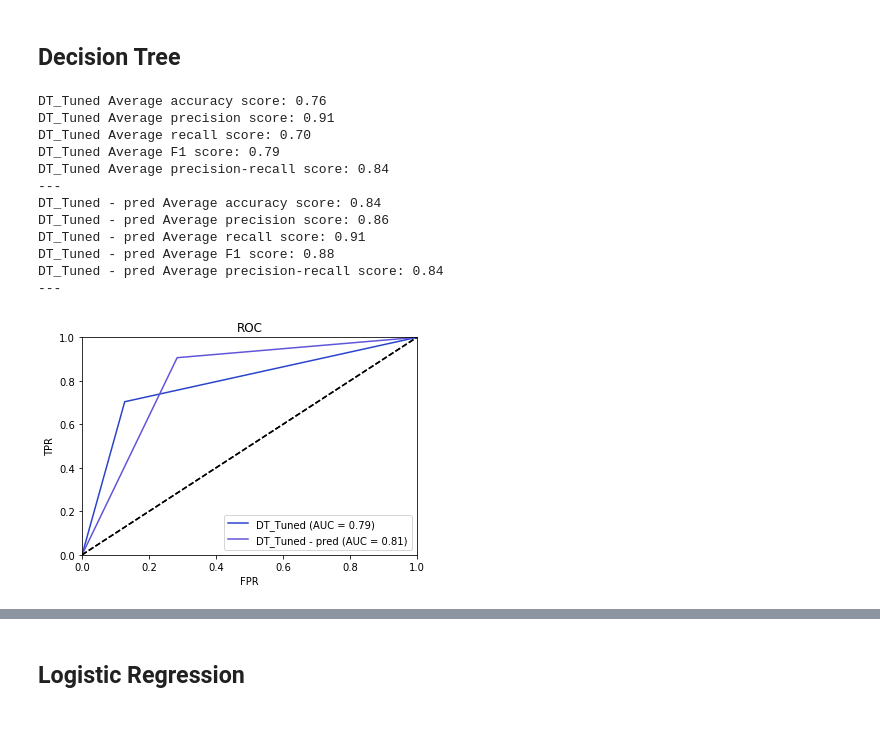
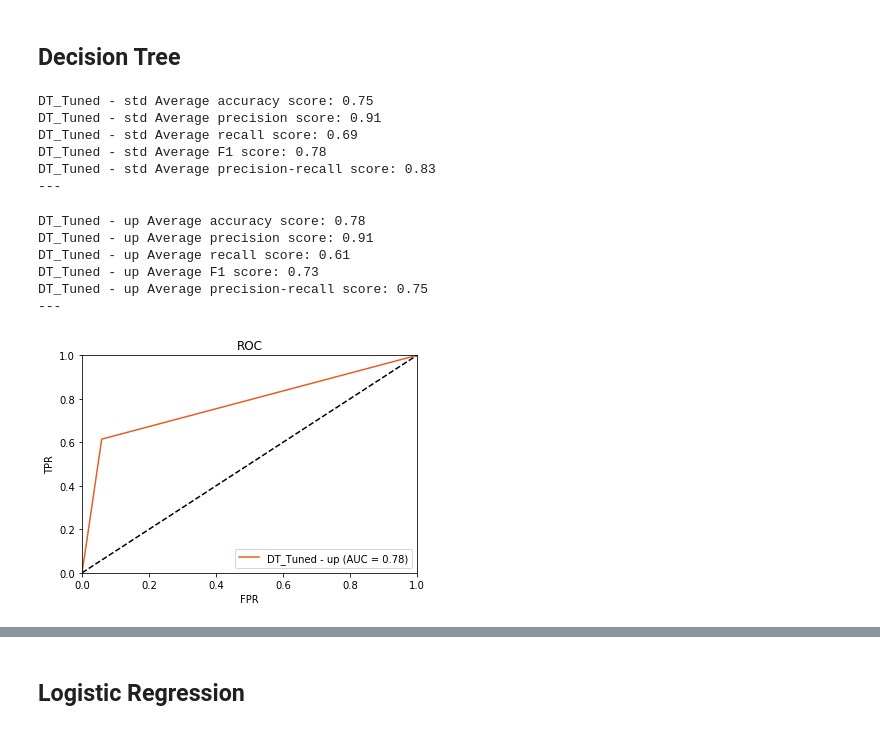
Before and after one commit to JeffT13/binaryclassification, a Jupyter notebook: Tuned+Voter.ipynb, the cells around one changed output, grey strips where cells are left out. Cells and saved outputs as stored; diff of their text form; code cells hidden in the pictures.

Commit message:
readme+plot updates

```diff
--- a/Tuned+Voter.ipynb
+++ b/Tuned+Voter.ipynb
@@ -127,35 +127,45 @@ def plot_scores(truth, pred, lab, thresh, rnd, out=False):
     return rets
 # %% [markdown]
 ## Decision Tree
+# %%
+#Tuned DT on standard class
+
+dt_s1 = DecisionTreeClassifier(criterion='entropy',
+                               min_samples_split=120,
+                               min_samples_leaf = 25,
+                               max_features = 'auto',
+                               max_depth=72)
+
+dt_s1f = dt_s1.fit(xs_tr, ys_tr)
+
+b = plot_scores(ys_te, dt_s1f.predict_proba(xs_te)[:,1],
+                'DT_Tuned - std', th, sd, out=True)
+# %% [output]
+DT_Tuned - std Average accuracy score: 0.75
+DT_Tuned - std Average precision score: 0.91
+DT_Tuned - std Average recall score: 0.69
+DT_Tuned - std Average F1 score: 0.78
+DT_Tuned - std Average precision-recall score: 0.83
+---
 # %%
-#Tuned DT on standard class
+#Tuned DT on upsample
+dt_up1 = DecisionTreeClassifier(criterion='entropy',
+                               min_samples_split=25,
+                               min_samples_leaf = 25,
+                               max_features = 'auto',
+                               max_depth=100)
 
-#SHOW PREDICT PROBA - PREDICT COMPARISON
+dt_up1f = dt_up1.fit(xs_uptr, ys_uptr)
 
-dt_s1 = DecisionTreeClassifier(criterion='entropy',
-                               min_samples_split=100,
-                               min_samples_leaf = 20,
-                               max_features = 'auto',
-                               max_depth=50).fit(x_tr, y_tr)
+b = plot_scores(ys_upte, dt_up1f.predict_proba(xs_upte)[:,1],
+                'DT_Tuned - up', th, sd, out=True)
 
-b = plot_scores(y_te, dt_s1.predict_proba(x_te)[:,1],
-                'DT_Tuned', th, sd, out=True)
-b = plot_scores(y_te, dt_s1.predict(x_te),
-                'DT_Tuned - pred', th, sd, out=True)
-
-plotAUC(y_te, dt_s1.predict_proba(x_te)[:,1], 'DT_Tuned', th)
-plotAUC(y_te, dt_s1.predict(x_te), 'DT_Tuned - pred', th)
+plotAUC(ys_upte, dt_up1f.predict_proba(xs_upte)[:,1], 'DT_Tuned - up', th)
 # %% [output]
-DT_Tuned Average accuracy score: 0.76
-DT_Tuned Average precision score: 0.91
-DT_Tuned Average recall score: 0.70
-DT_Tuned Average F1 score: 0.79
-DT_Tuned Average precision-recall score: 0.84
+DT_Tuned - up Average accuracy score: 0.78
+DT_Tuned - up Average precision score: 0.91
+DT_Tuned - up Average recall score: 0.61
+DT_Tuned - up Average F1 score: 0.73
+DT_Tuned - up Average precision-recall score: 0.75
 ---
-DT_Tuned - pred Average accuracy score: 0.84
-DT_Tuned - pred Average precision score: 0.86
-DT_Tuned - pred Average recall score: 0.91
-DT_Tuned - pred Average F1 score: 0.88
-DT_Tuned - pred Average precision-recall score: 0.84
----
-[figure, old version]
+[figure, new version]
```
Also changed, not shown: parts of 9 cells of this notebook, 6 other files.
